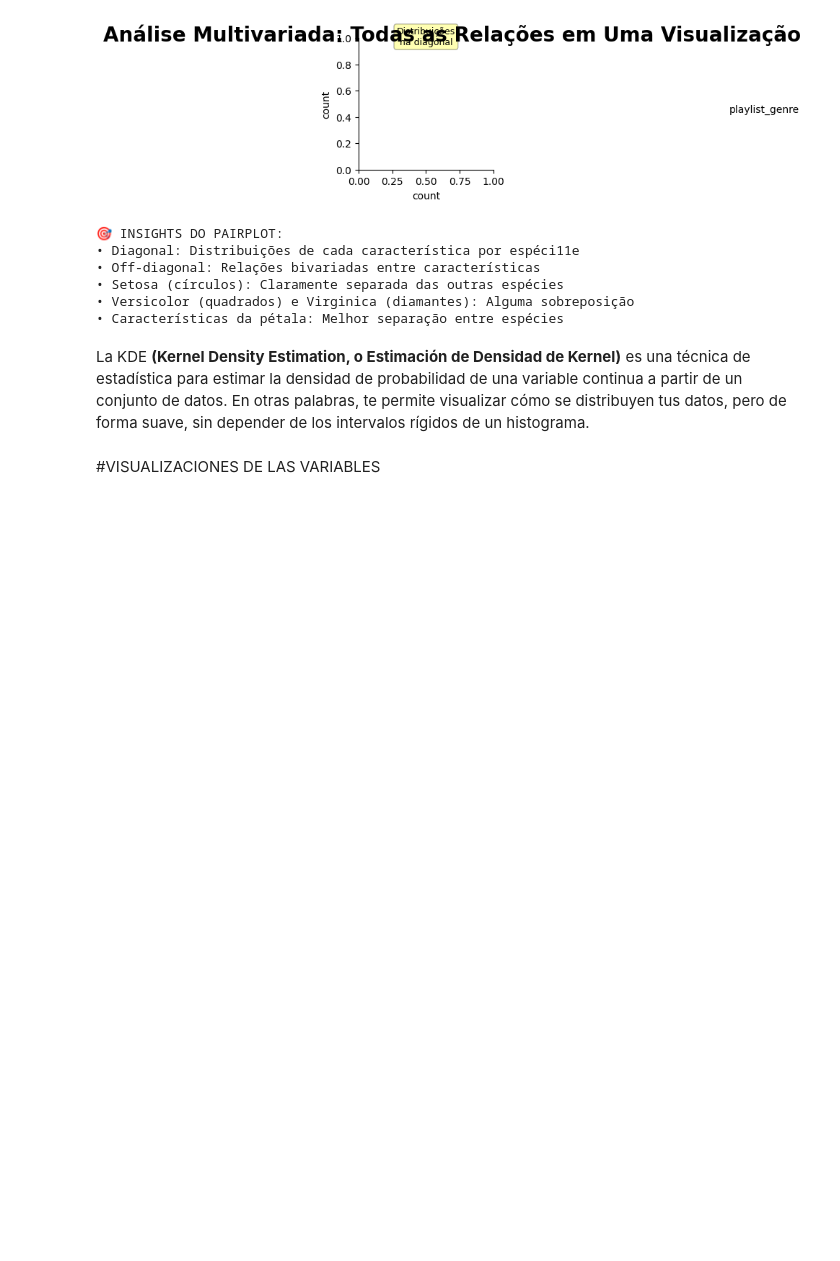
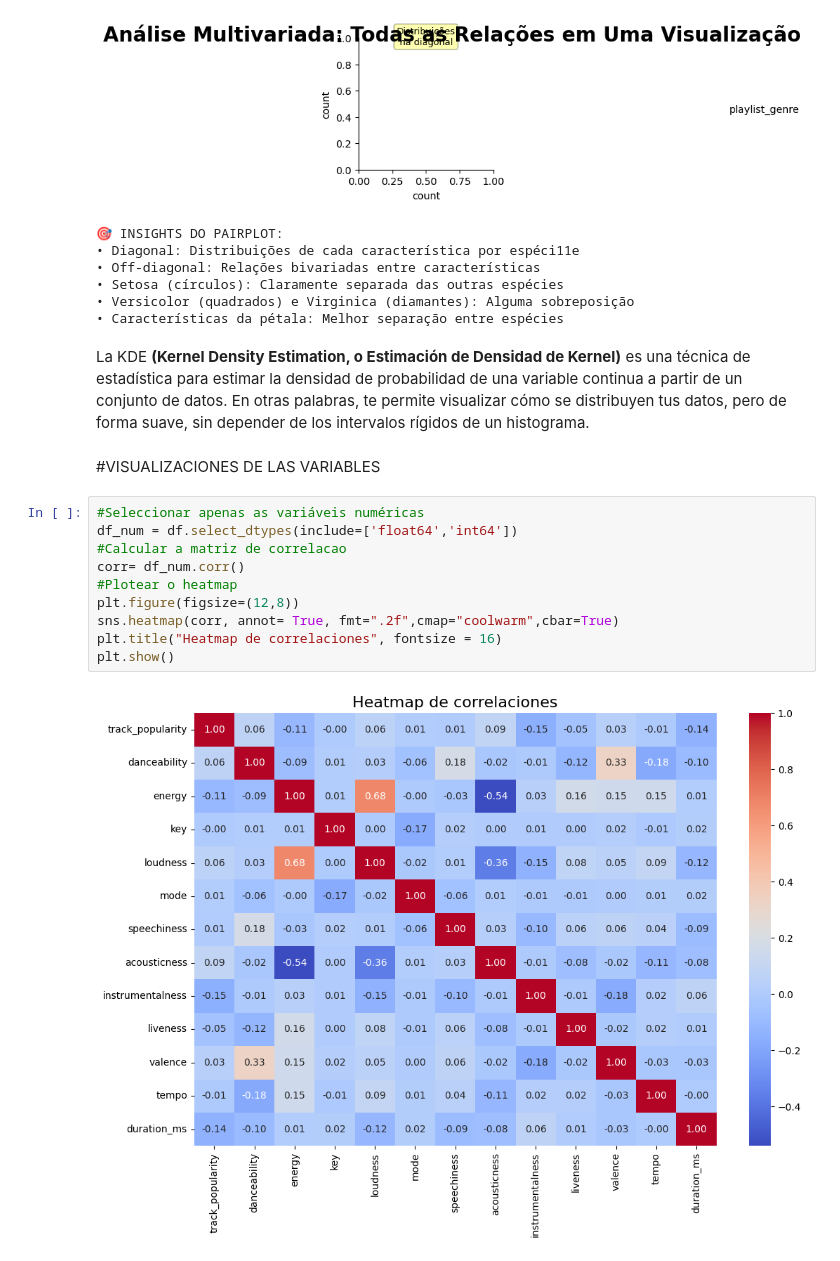
Before and after one commit to Magvride/Spotify-Recommendations, a Jupyter notebook: Ciência_de_Dados_G1.ipynb, the cells around one changed output. Cells and saved outputs as stored; diff of their text form; blank space fills up the shorter version.

```diff
--- a/Ciência_de_Dados_G1.ipynb
+++ b/Ciência_de_Dados_G1.ipynb
@@ -1017,3 +1017,15 @@ print("• Características da pétala: Melhor separação entre espécies")
 La KDE **(Kernel Density Estimation, o Estimación de Densidad de Kernel)** es una técnica de estadística para estimar la densidad de probabilidad de una variable continua a partir de un conjunto de datos. En otras palabras, te permite visualizar cómo se distribuyen tus datos, pero de forma suave, sin depender de los intervalos rígidos de un histograma.
 # %% [markdown]
 #VISUALIZACIONES DE LAS VARIABLES
+# %%
+#Seleccionar apenas as variáveis numéricas
+df_num = df.select_dtypes(include=['float64','int64'])
+#Calcular a matriz de correlacao
+corr= df_num.corr()
+#Plotear o heatmap
+plt.figure(figsize=(12,8))
+sns.heatmap(corr, annot= True, fmt=".2f",cmap="coolwarm",cbar=True)
+plt.title("Heatmap de correlaciones", fontsize = 16)
+plt.show()
+# %% [output]
+[figure, added]
```
Also changed, not shown: parts of 5 cells of this notebook.
